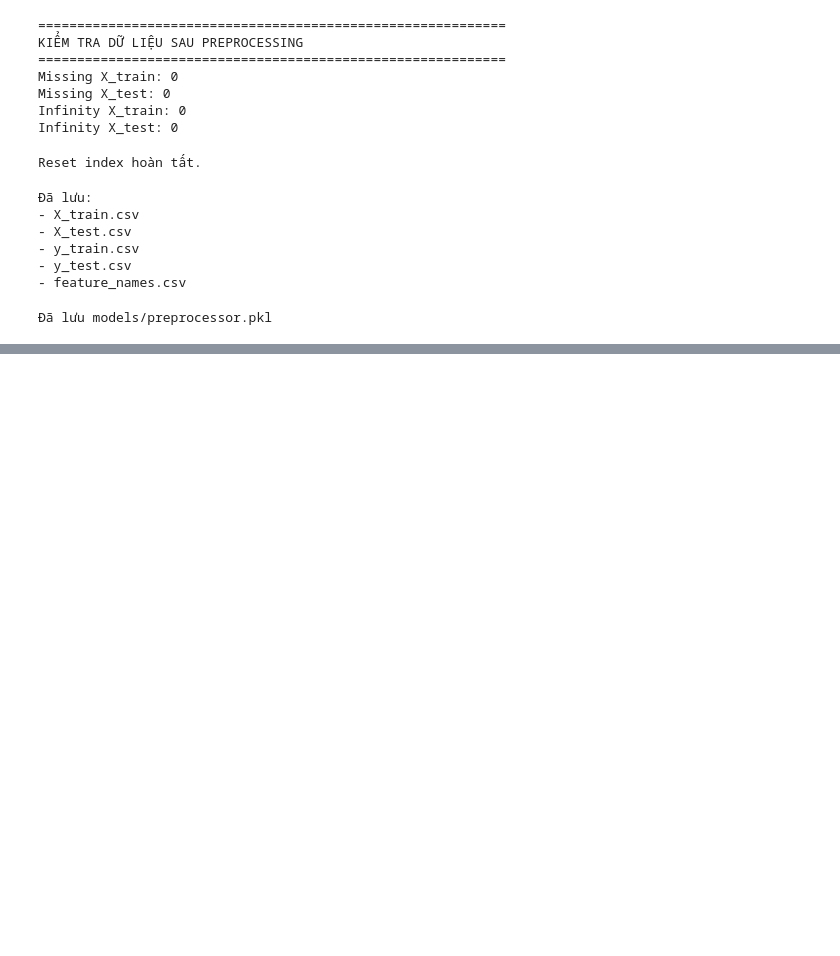
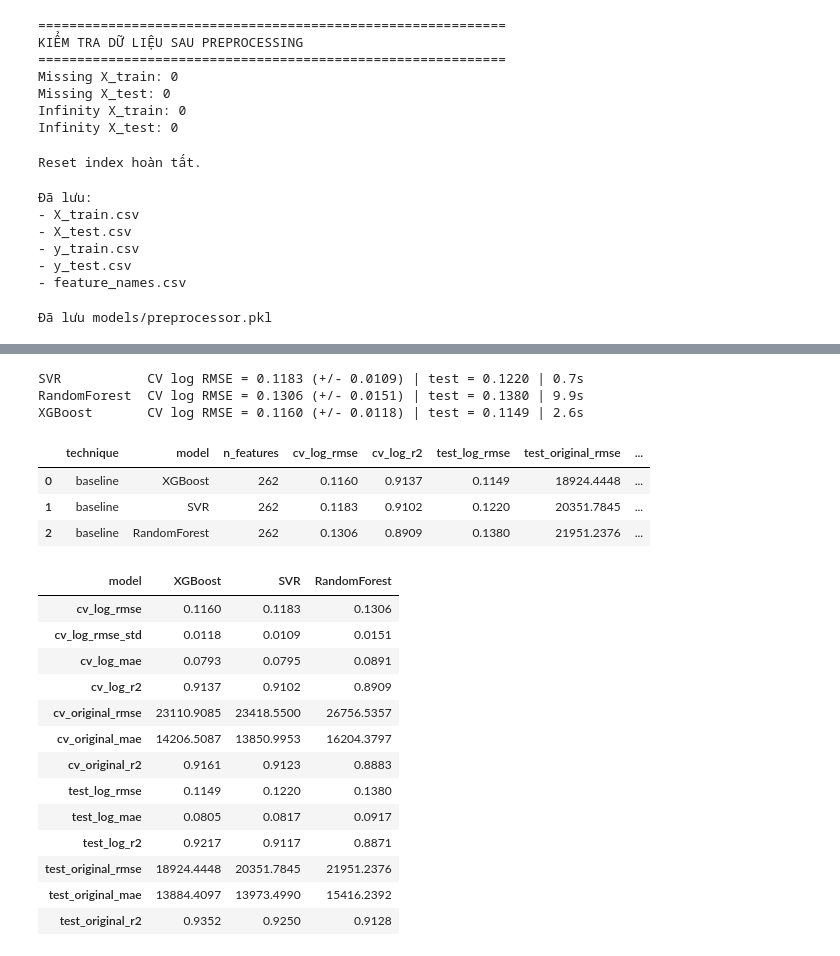
Before and after one commit to DangHau19/MLGroup, a Jupyter notebook: Tuan04/01_preprocessing.ipynb, the cells around one changed output, grey strips where cells are left out. Saved outputs shown, nothing was run; the diff lists cells and outputs as text; code cells hidden in the pictures; blank space fills up the shorter version.

```diff
--- a/Tuan04/01_preprocessing.ipynb
+++ b/Tuan04/01_preprocessing.ipynb
@@ -767,0 +881,40 @@ print("Đã lưu models/preprocessor.pkl")
+# %%
+models = make_models()
+rows, fitted = [], {}
+for name, model in models.items():
+    row, fitted[name] = evaluate_model('baseline', name, model, X_train, y_train, X_test, y_test,
+                                       N_SPLITS, RANDOM_STATE, detailed=True, return_model=True)
+    rows.append(row)
+    print(f"{name:13s} CV log RMSE = {row['cv_log_rmse']:.4f} (+/- {row['cv_log_rmse_std']:.4f}) | test = {row['test_log_rmse']:.4f} | {row['cv_seconds']:.1f}s")
+extended = pd.DataFrame(rows).sort_values('cv_log_rmse').reset_index(drop=True)
+results = extended[RESULT_COLUMNS]
+# %% [output]
+SVR           CV log RMSE = 0.1183 (+/- 0.0109) | test = 0.1220 | 0.7s
+RandomForest  CV log RMSE = 0.1306 (+/- 0.0151) | test = 0.1380 | 9.9s
+XGBoost       CV log RMSE = 0.1160 (+/- 0.0118) | test = 0.1149 | 2.6s
+# %%
+results.round(4)
+# %% [output]
+|  | technique | model | n_features | cv_log_rmse | cv_log_r2 | test_log_rmse | test_original_rmse | ... |
+| 0 | baseline | XGBoost | 262 | 0.1160 | 0.9137 | 0.1149 | 18924.4448 | ... |
+| 1 | baseline | SVR | 262 | 0.1183 | 0.9102 | 0.1220 | 20351.7845 | ... |
+| 2 | baseline | RandomForest | 262 | 0.1306 | 0.8909 | 0.1380 | 21951.2376 | ... |
+# %%
+detail_cols = ['model', 'cv_log_rmse', 'cv_log_rmse_std', 'cv_log_mae', 'cv_log_r2', 'cv_original_rmse', 'cv_original_mae', 'cv_original_r2',
+               'test_log_rmse', 'test_log_mae', 'test_log_r2', 'test_original_rmse', 'test_original_mae', 'test_original_r2']
+extended[detail_cols].round(4).set_index('model').T
+# %% [output]
+| model | XGBoost | SVR | RandomForest |
+| cv_log_rmse | 0.1160 | 0.1183 | 0.1306 |
+| cv_log_rmse_std | 0.0118 | 0.0109 | 0.0151 |
+| cv_log_mae | 0.0793 | 0.0795 | 0.0891 |
+| cv_log_r2 | 0.9137 | 0.9102 | 0.8909 |
+| cv_original_rmse | 23110.9085 | 23418.5500 | 26756.5357 |
+| cv_original_mae | 14206.5087 | 13850.9953 | 16204.3797 |
+| cv_original_r2 | 0.9161 | 0.9123 | 0.8883 |
+| test_log_rmse | 0.1149 | 0.1220 | 0.1380 |
+| test_log_mae | 0.0805 | 0.0817 | 0.0917 |
+| test_log_r2 | 0.9217 | 0.9117 | 0.8871 |
+| test_original_rmse | 18924.4448 | 20351.7845 | 21951.2376 |
+| test_original_mae | 13884.4097 | 13973.4990 | 15416.2392 |
+| test_original_r2 | 0.9352 | 0.9250 | 0.9128 |
```
Also changed, not shown: parts of 12 cells of this notebook, 10 other files.
